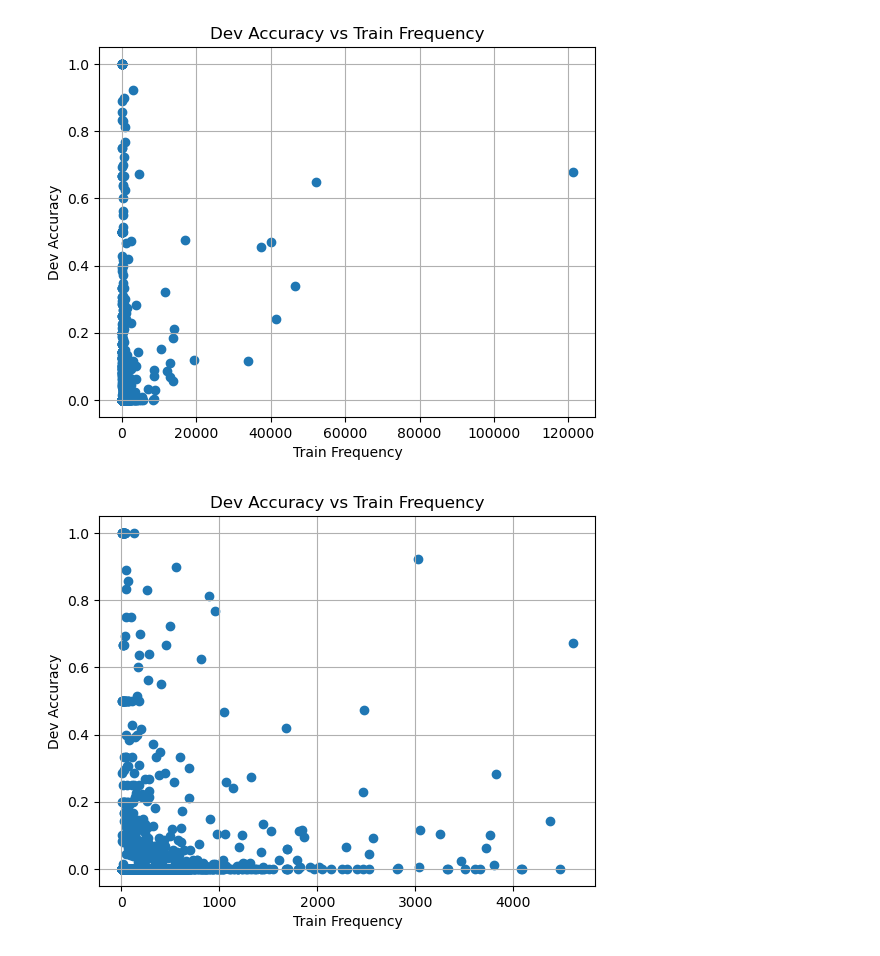
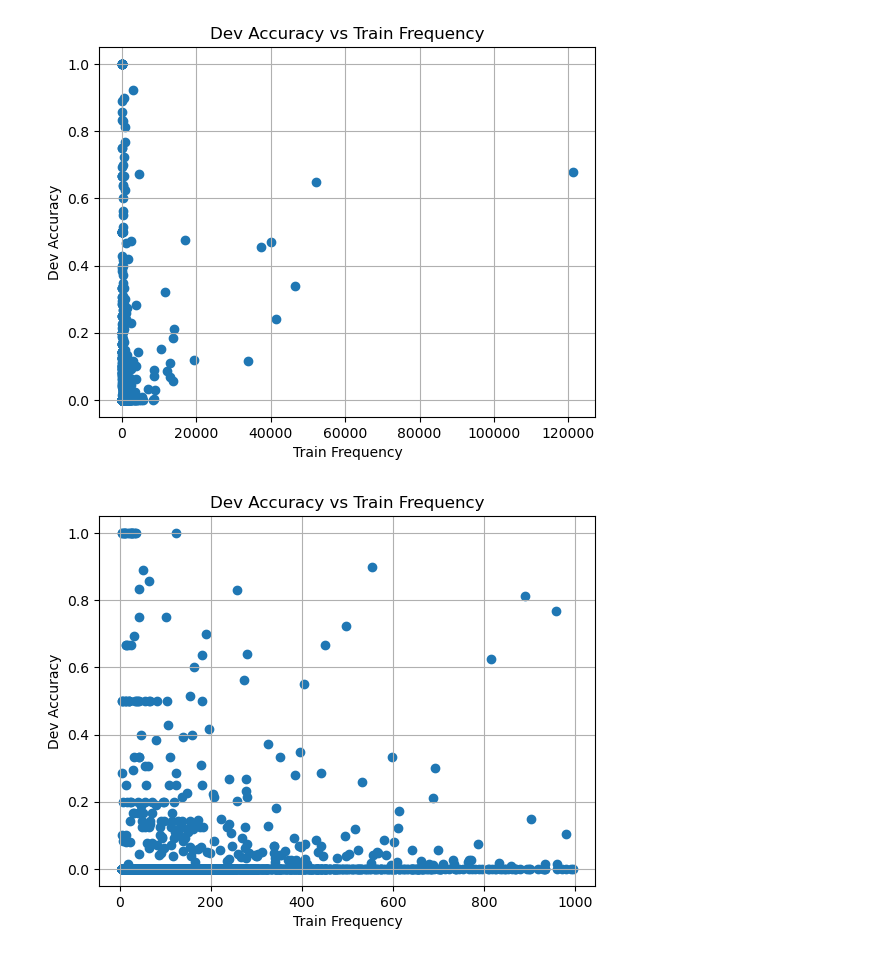
Before and after one commit to dk1414/OldEnglishRecovery, a Jupyter notebook: bengio/eval5gram.ipynb, the cells around one changed output. Saved outputs shown, nothing was run; the diff lists cells and outputs as text; code cells hidden in the pictures.

```diff
--- a/bengio/eval5gram.ipynb
+++ b/bengio/eval5gram.ipynb
@@ -301,16 +301,16 @@ plt.show()
 # %% [output]
 [figure]
 # %%
-indices = [i for i,f in enumerate(freqs) if f < 5000]
+indices = [i for i,f in enumerate(freqs) if f < 1000]
 f_accs = [accs[i] for i in indices]
 f_freqs = [freqs[i] for i in indices]
 
 # Plotting accuracy vs frequency as points
 plt.scatter(f_freqs, f_accs, marker='o')
 plt.xlabel('Train Frequency')
 plt.ylabel('Dev Accuracy')
 plt.title('Dev Accuracy vs Train Frequency')
 plt.grid(True)
 plt.show()
 # %% [output]
-[figure, old version]
+[figure, new version]
```
Also changed, not shown: 4 other files.
